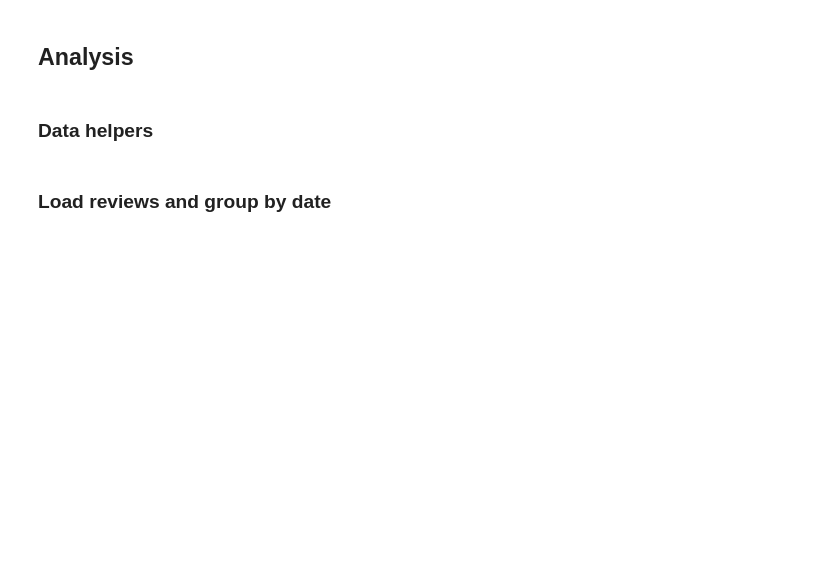
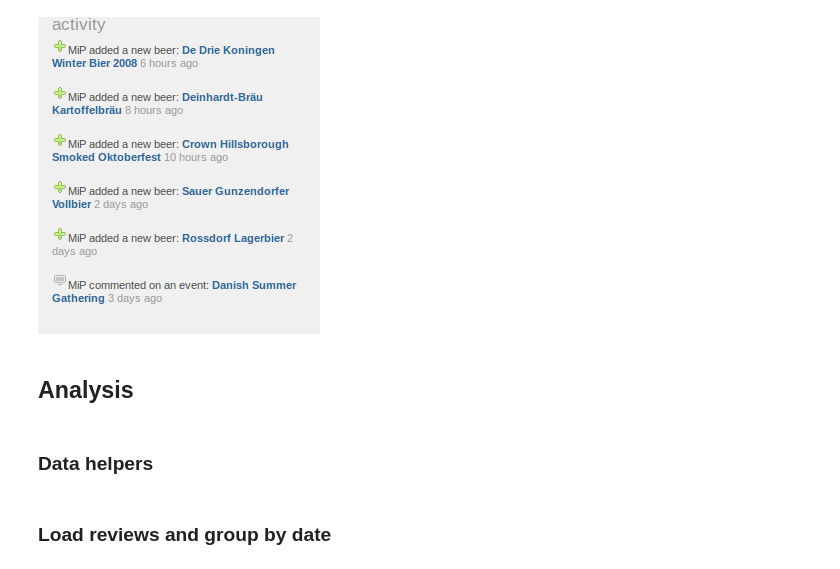
Before and after one commit to seanjh/data-analysis-CM, a Jupyter notebook: BeerDataAnalysis.ipynb, the cells around one changed output. Cells and saved outputs as stored; diff of their text form; code cells hidden in the pictures; blank space fills up the shorter version.

```diff
--- a/BeerDataAnalysis.ipynb
+++ b/BeerDataAnalysis.ipynb
@@ -60,3 +71,7 @@ display_images('images/ratebeer/profiles-MiP/', scale=0.7)
+# %%
+display_images('images/ratebeer/activity-MiP/')
+# %% [output]
+[figure, added]
 # %% [markdown]
 ## Analysis
 # %%
```
Also changed, not shown: parts of 46 cells of this notebook, 4 other files.
